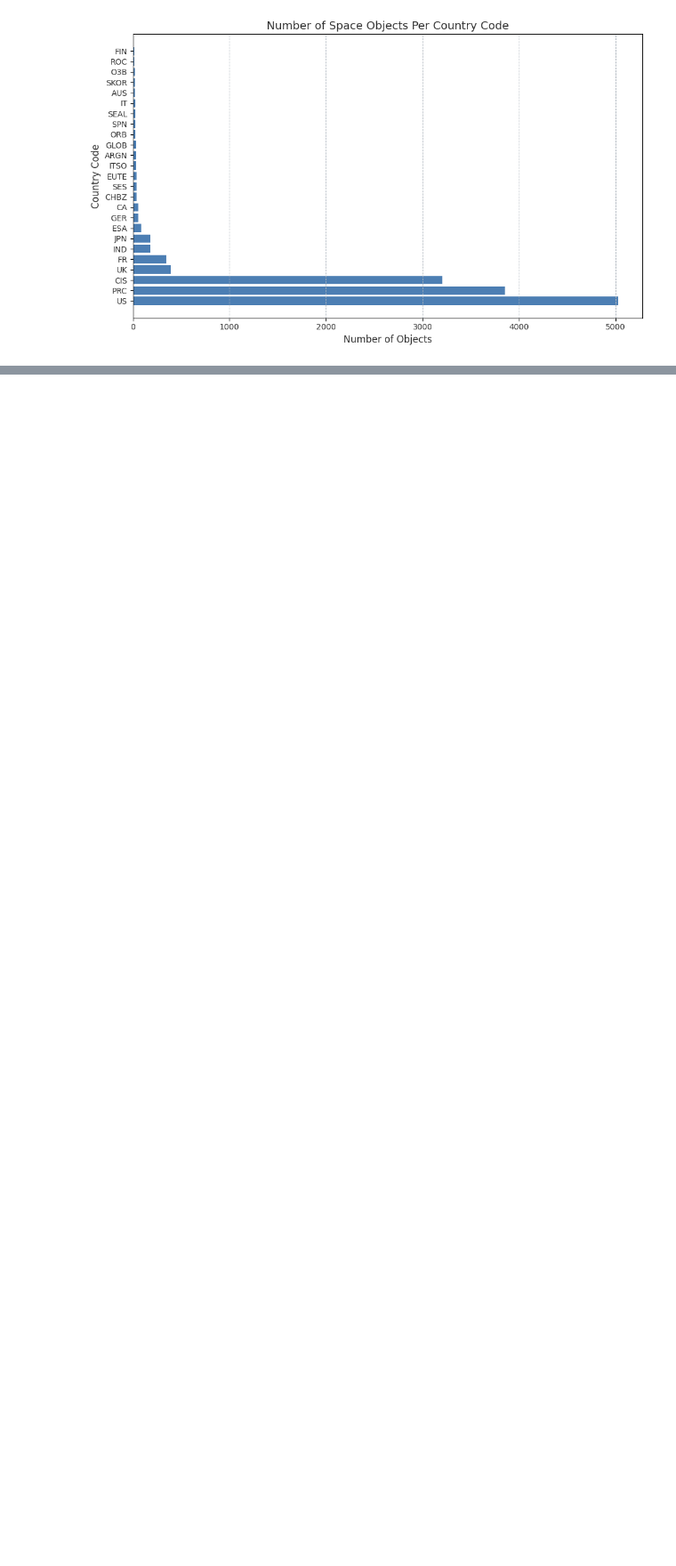
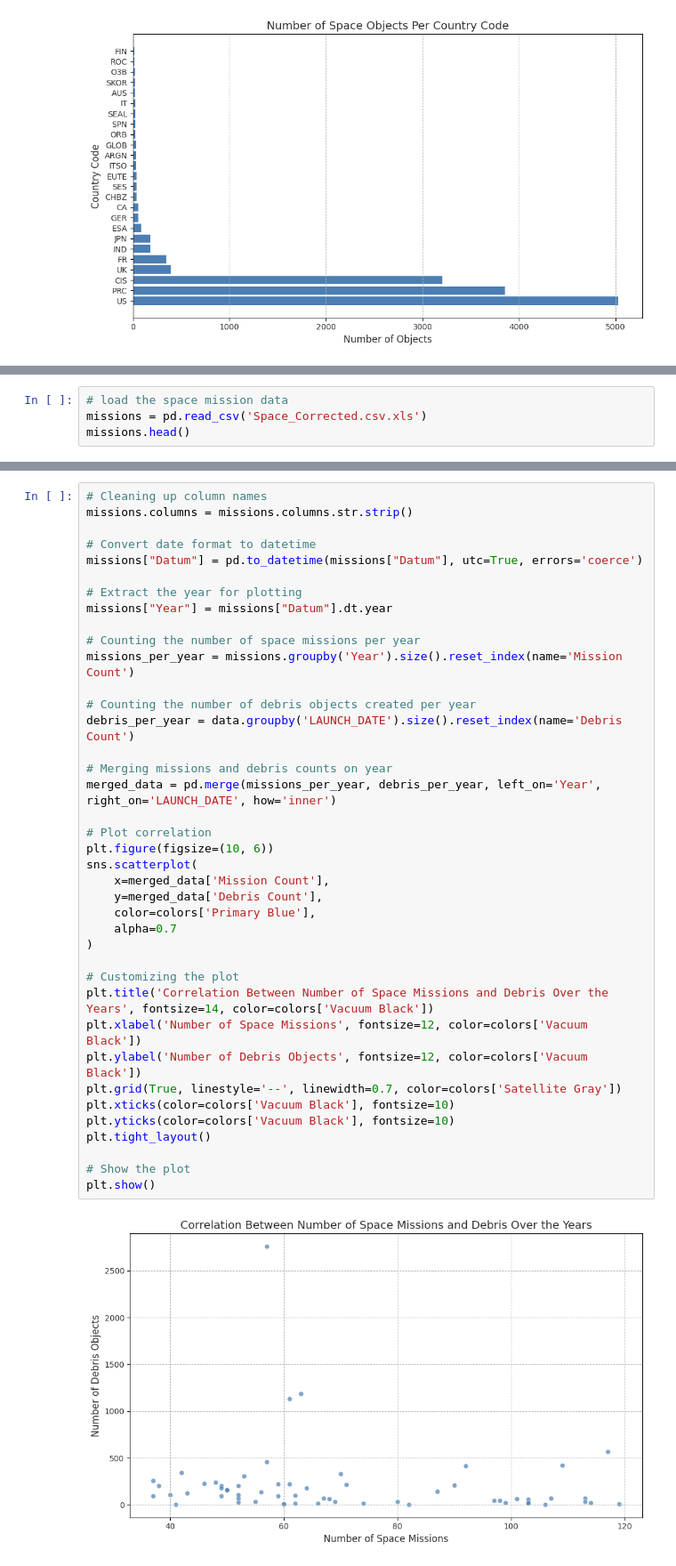
Before and after one commit to markusiewiczj/EDA-Space-Debris, a Jupyter notebook: EDA Space Debris.ipynb, the cells around one changed output, grey strips where cells are left out. Shown at 89% size. Cells and saved outputs as stored; diff of their text form; blank space fills up the shorter version.

Commit message:
loading a second dataset and correlation analysis

```diff
--- a/EDA Space Debris.ipynb
+++ b/EDA Space Debris.ipynb
@@ -300,0 +320,4 @@ plt.show()
+# %%
+# load the space mission data
+missions = pd.read_csv('Space_Corrected.csv.xls')
+missions.head()
@@ -300,0 +331,41 @@ plt.show()
+# %%
+# Cleaning up column names
+missions.columns = missions.columns.str.strip()
+
+# Convert date format to datetime
+missions["Datum"] = pd.to_datetime(missions["Datum"], utc=True, errors='coerce')
+
+# Extract the year for plotting
+missions["Year"] = missions["Datum"].dt.year
+
+# Counting the number of space missions per year
+missions_per_year = missions.groupby('Year').size().reset_index(name='Mission Count')
+
+# Counting the number of debris objects created per year
+debris_per_year = data.groupby('LAUNCH_DATE').size().reset_index(name='Debris Count')
+
+# Merging missions and debris counts on year
+merged_data = pd.merge(missions_per_year, debris_per_year, left_on='Year', right_on='LAUNCH_DATE', how='inner')
+
+# Plot correlation
+plt.figure(figsize=(10, 6))
+sns.scatterplot(
+    x=merged_data['Mission Count'],
+    y=merged_data['Debris Count'],
+    color=colors['Primary Blue'],
+    alpha=0.7
+)
+
+# Customizing the plot
+plt.title('Correlation Between Number of Space Missions and Debris Over the Years', fontsize=14, color=colors['Vacuum Black'])
+plt.xlabel('Number of Space Missions', fontsize=12, color=colors['Vacuum Black'])
+plt.ylabel('Number of Debris Objects', fontsize=12, color=colors['Vacuum Black'])
+plt.grid(True, linestyle='--', linewidth=0.7, color=colors['Satellite Gray'])
+plt.xticks(color=colors['Vacuum Black'], fontsize=10)
+plt.yticks(color=colors['Vacuum Black'], fontsize=10)
+plt.tight_layout()
+
+# Show the plot
+plt.show()
+# %% [output]
+[figure, added]
```
Also changed, not shown: parts of 10 cells of this notebook, 5 other files.
